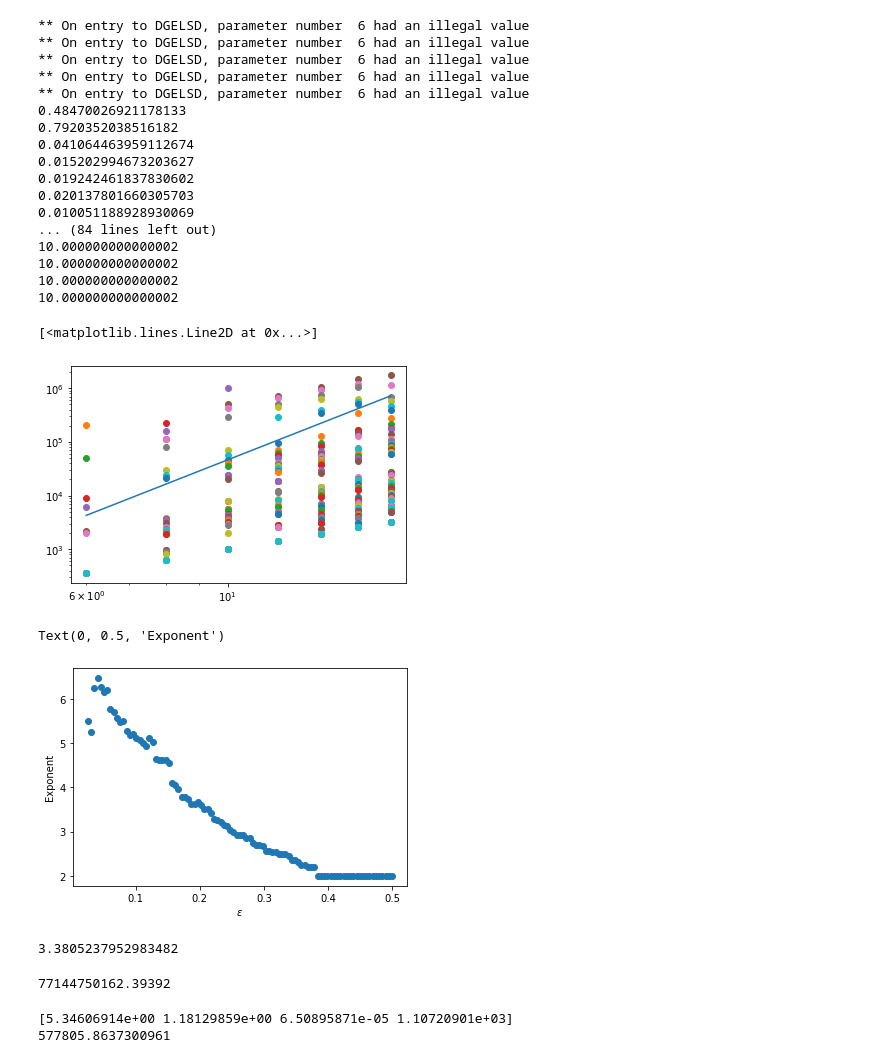
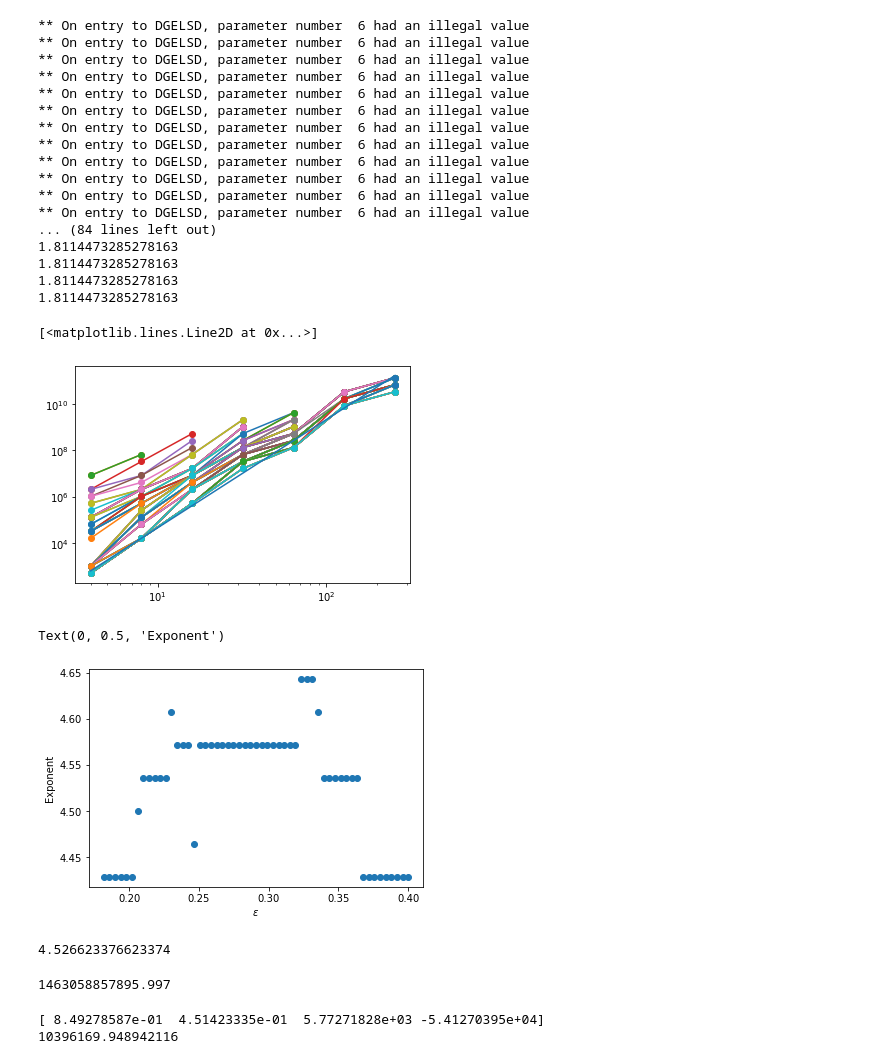
Before and after one commit to gentinettagian/complexity_of_qsvms, a Jupyter notebook: dual_qsvm/M_dependence.ipynb, the cells around one changed output. Cells and saved outputs as stored; diff of their text form; code cells hidden in the pictures.

```diff
--- a/dual_qsvm/M_dependence.ipynb
+++ b/dual_qsvm/M_dependence.ipynb
@@ -3,8 +3,8 @@ import pandas as pd
 import numpy as np
 import matplotlib.pyplot as plt
 # %%
-C = 10.
+C = 1000.
 margin = 0.1
 data = pd.read_csv(f'experiments/M_{margin}_data.csv')
-data = data[(data['R'] < 400000) & (data['M'] < 20) & (data['M'] > 4) & (data['C'] == C)]
+data = data[(data['C'] == C)]
 #data = data[(data['R'] < 400000)]
@@ -31,13 +16,14 @@ shots = list(set(data['R']))
 compressed_data = pd.DataFrame(columns=['M','R','mean','std','max','min','n'])
 for M in Ms:
     for R in shots:
-        mean = np.mean(data[(data['M'] == M) & (data['R'] == R)]['epsilon_euclid1'])
-        std = np.std(data[(data['M'] == M) & (data['R'] == R)]['epsilon_euclid1'])
-        max = np.max(data[(data['M'] == M) & (data['R'] == R)]['epsilon_euclid1'])
-        min = np.min(data[(data['M'] == M) & (data['R'] == R)]['epsilon_euclid1'])
-        n = len(data[(data['M'] == M) & (data['R'] == R)]['epsilon_euclid1'])
+        mean = np.mean(data[(data['M'] == M) & (data['R'] == R)]['epsilon'])
+        std = np.std(data[(data['M'] == M) & (data['R'] == R)]['epsilon'])
+        max = np.max(data[(data['M'] == M) & (data['R'] == R)]['epsilon'])
+        min = np.min(data[(data['M'] == M) & (data['R'] == R)]['epsilon'])
+        n = len(data[(data['M'] == M) & (data['R'] == R)]['epsilon'])
         compressed_data.loc[compressed_data.shape[0]] = [M,R,mean,std,max,min,n]
 plt.figure(figsize=(15,15))
 colors = np.log(data['R'])
-plt.scatter(data['M'],data['epsilon_euclid1'],s=1,c=colors,cmap='viridis')
+plt.scatter(data['M'],data['epsilon'],c=colors,cmap='viridis')
+plt.ylim(0,1)
 # %% [output]
@@ -46,5 +32,5 @@ plt.scatter(data['M'],data['epsilon_euclid1'],s=1,c=colors,cmap='viridis')
 # %%
-epsilons, h = np.linspace(0,0.5,100,retstep=True)
+epsilons, h = np.linspace(0,0.4,100,retstep=True)
 R_needed = np.zeros((len(epsilons),len(Ms)))
 for j, e in enumerate(epsilons):
     for i, M in enumerate(Ms):
@@ -54,49 +60,49 @@ for j, e in enumerate(epsilons):
 # %%
 exponents = []
 new_eps = []
 for j, e in enumerate(epsilons):
     try:
-        plt.scatter(Ms,Ms**2*R_needed[j,:],label=e)
+        plt.plot(Ms,Ms**2*R_needed[j,:],'-o',label=e)
         plt.xscale('log')
         plt.yscale('log')
         p = np.polyfit(np.log(Ms),np.log(Ms**2*R_needed[j,:]),1)
         print(np.exp(p[1]))
         exponents.append(p[0])
         new_eps.append(e)
     except:
         continue
 plt.plot(Ms,Ms**(14/3))
 # %% [output]
 ** On entry to DGELSD, parameter number  6 had an illegal value
 ** On entry to DGELSD, parameter number  6 had an illegal value
 ** On entry to DGELSD, parameter number  6 had an illegal value
 ** On entry to DGELSD, parameter number  6 had an illegal value
 ** On entry to DGELSD, parameter number  6 had an illegal value
-0.48470026921178133
-0.7920352038516182
-0.041064463959112674
-0.015202994673203627
-0.019242461837830602
-0.020137801660305703
-0.010051188928930069
+** On entry to DGELSD, parameter number  6 had an illegal value
+** On entry to DGELSD, parameter number  6 had an illegal value
+** On entry to DGELSD, parameter number  6 had an illegal value
+** On entry to DGELSD, parameter number  6 had an illegal value
+** On entry to DGELSD, parameter number  6 had an illegal value
+** On entry to DGELSD, parameter number  6 had an illegal value
+** On entry to DGELSD, parameter number  6 had an illegal value
 ... (84 lines left out)
-10.000000000000002
-10.000000000000002
-10.000000000000002
-10.000000000000002
+1.8114473285278163
+1.8114473285278163
+1.8114473285278163
+1.8114473285278163
 [<matplotlib.lines.Line2D at 0x...>]
-[figure, old version]
+[figure, new version]
 # %%
 plt.scatter(new_eps,exponents)
 plt.xlabel(r'$\varepsilon$')
 plt.ylabel('Exponent')
 # %% [output]
 Text(0, 0.5, 'Exponent')
-[figure, old version]
+[figure, new version]
 # %%
 np.mean(exponents)
 # %% [output]
-3.3805237952983482
+4.526623376623374
 # %%
 def get_R(a,b,c,d,eps,M):
     return c*(M**a/eps**b) + d
@@ -106,12 +112,12 @@ fun = lambda x: get_R(x[0],x[1],x[2],x[3],data['epsilon'],data['M']) - data['R']
 x0 = [4,2,1,0]
 np.linalg.norm(fun(x0))
 # %% [output]
-77144750162.39392
+1463058857895.997
 # %%
 from scipy.optimize import leastsq
 x = leastsq(fun,x0)[0]
 print(x)
 print(np.linalg.norm(fun(x)))
 # %% [output]
-[5.34606914e+00 1.18129859e+00 6.50895871e-05 1.10720901e+03]
-577805.8637300961
+[ 8.49278587e-01  4.51423335e-01  5.77271828e+03 -5.41270395e+04]
+10396169.948942116
```
Also changed, not shown: parts of 3 cells of this notebook, 16 other files.
